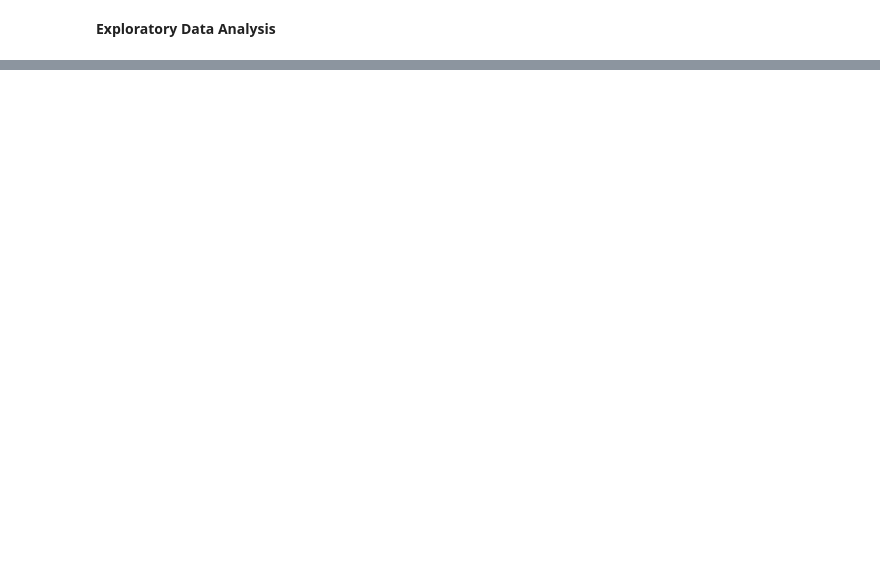
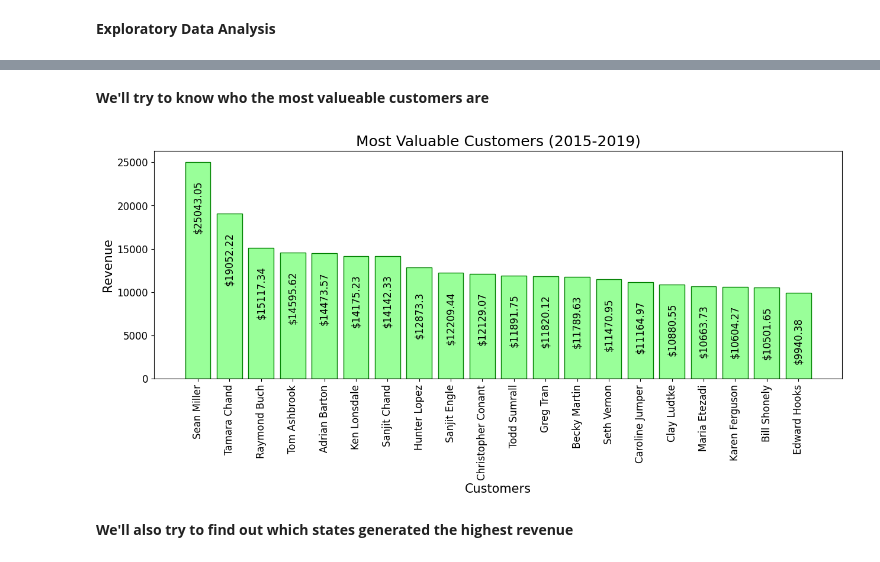
Before and after one commit to OlaiyaO/sales_forecasting, a Jupyter notebook: sales-forecasting.ipynb, the cells around one changed output, grey strips where cells are left out. Saved outputs shown, nothing was run; the diff lists cells and outputs as text; code cells hidden in the pictures; blank space fills up the shorter version.

Commit message:
Kaggle Notebook | Sales forecasting | Version 2

```diff
--- a/sales-forecasting.ipynb
+++ b/sales-forecasting.ipynb
@@ -10,0 +25,10 @@ import matplotlib.ticker as ticker
+# %%
+df.drop('Row ID',axis = 1, inplace = True) #Dropping the Row ID column
+df['Order Date'] = pd.to_datetime(df['Order Date'], format='%d/%m/%Y') #convert Order dates to pandas datetime format
+df['Ship Date'] = pd.to_datetime(df['Ship Date'], format='%d/%m/%Y')   #convert shipping dates to pandas datetime format
+# %%
+#sorting data by order date
+df.sort_values(by=['Order Date'], inplace=True, ascending=True)
+# %%
+#setting the index to be the date will help us a lot later on
+df.set_index("Order Date", inplace = True)
@@ -10,0 +77,20 @@ import matplotlib.ticker as ticker
+# %% [markdown]
+**We'll try to know who the most valueable customers are**
+# %%
+Top_customers = df.groupby(["Customer Name"]).sum().sort_values("Sales", ascending=False).head(20) # Sort the Customers as per the sales
+Top_customers = Top_customers[["Sales"]].round(2) # Round off the Sales Value up to 2 decimal places
+Top_customers.reset_index(inplace=True) # Since we have used groupby, we will have to reset the index to add the customer name into dataframe
+# %%
+plt.figure(figsize = (15,5)) # width and height of figure is defined in inches
+plt.title("Most Valuable Customers (2015-2019)", fontsize=18)
+plt.bar(Top_customers["Customer Name"], Top_customers["Sales"],color= '#99ff99',edgecolor='green', linewidth = 1)
+plt.xlabel("Customers",fontsize=15) # x axis shows the customers
+plt.ylabel("Revenue",fontsize=15) # y axis shows the Revenue
+plt.xticks(fontsize=12, rotation=90)
+plt.yticks(fontsize=12)
+for k,v in Top_customers["Sales"].items(): #To show the exact revenue generated on the figure
+    plt.text(k,v-8000,'$'+ str(v), fontsize=12,rotation=90,color='k', horizontalalignment='center');
+# %% [output]
+[figure, added]
+# %% [markdown]
+**We'll also try to find out which states generated the highest revenue**
```
Also changed, not shown: parts of 41 cells of this notebook.
